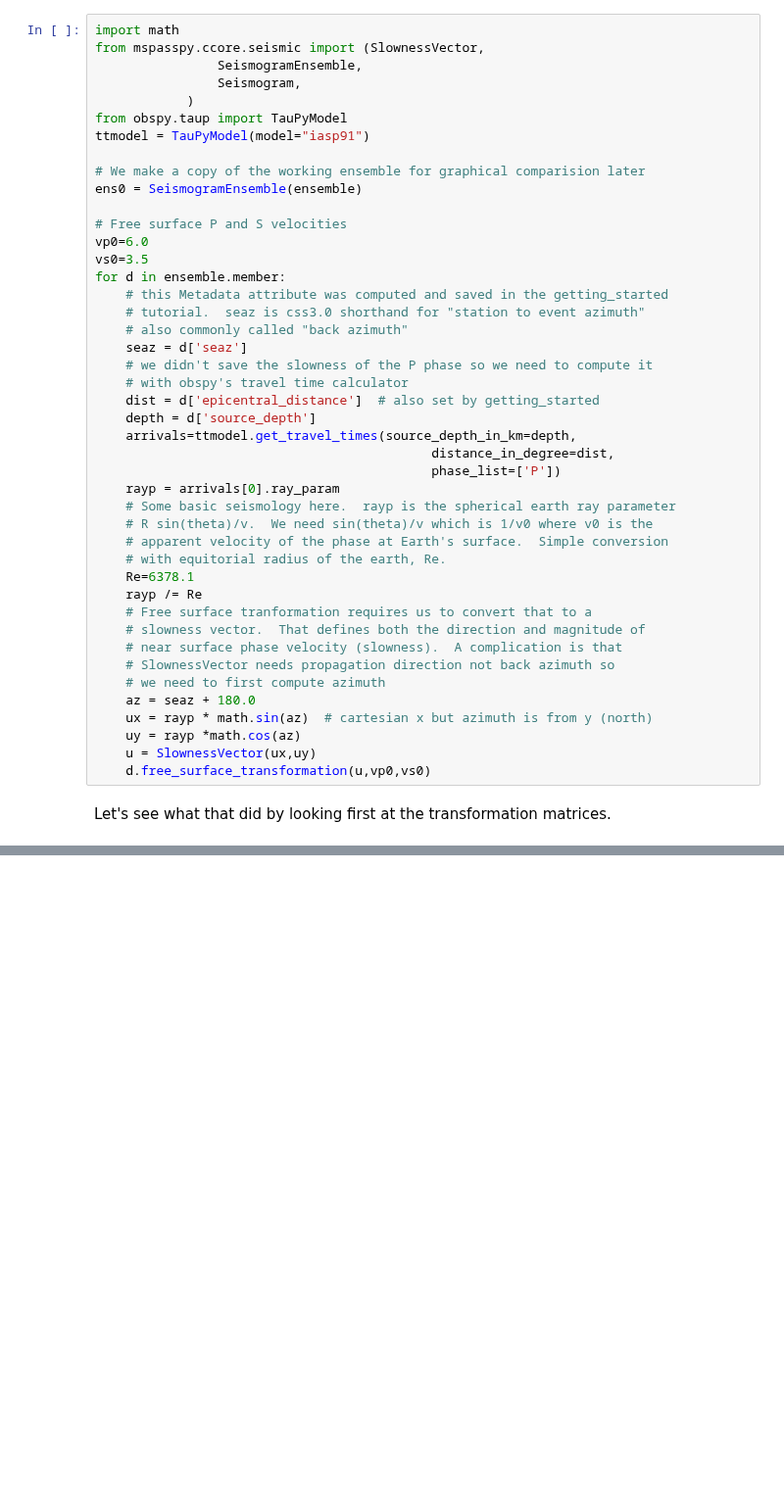
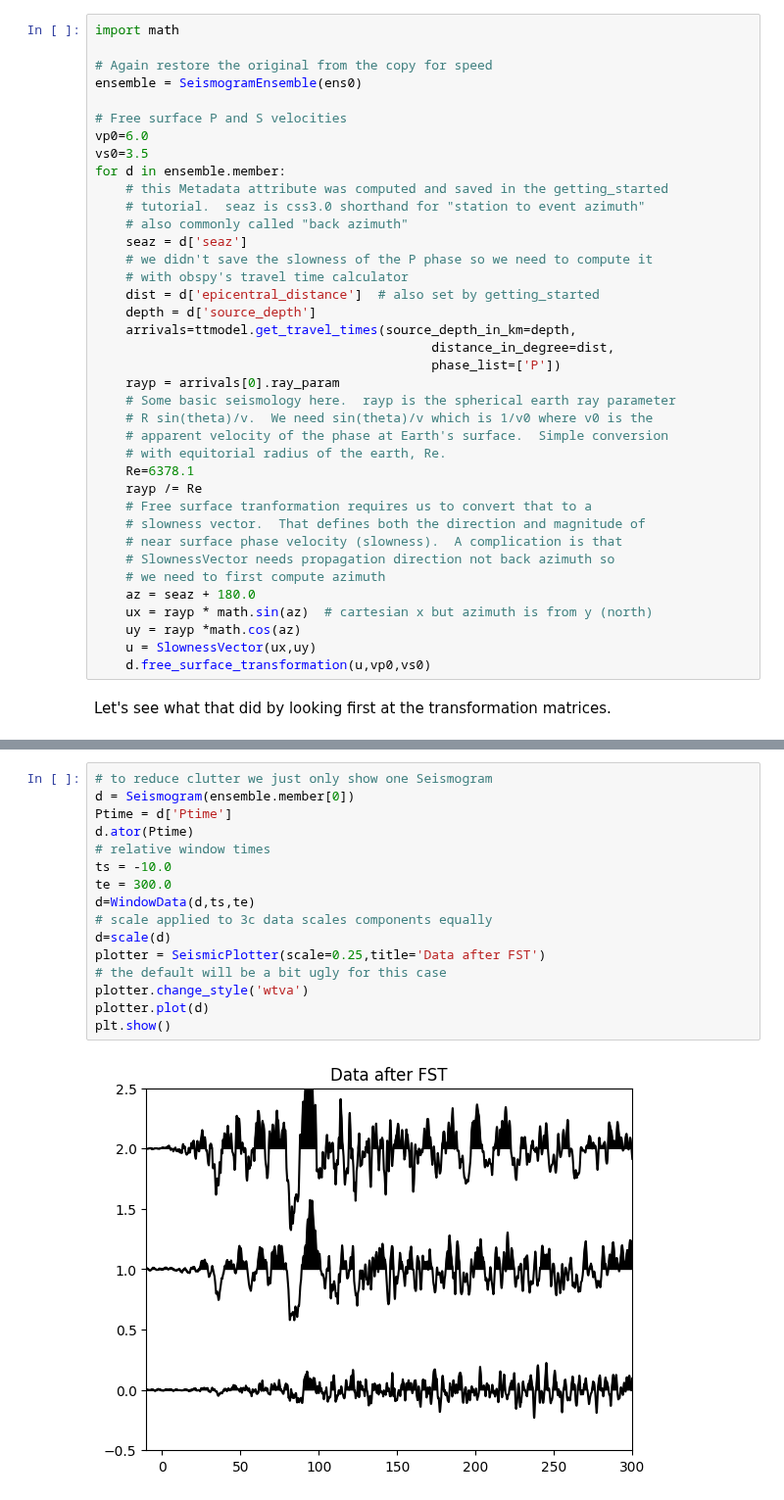
Before and after one commit to mspass-team/mspass_tutorial, a Jupyter notebook: notebooks/Three-ComponentBasics.ipynb, the cells around one changed output, grey strips where cells are left out. Shown at 98% size. Drawn from its saved outputs; the diff is of its cells as text; blank space fills up the shorter version.

```diff
--- a/notebooks/Three-ComponentBasics.ipynb
+++ b/notebooks/Three-ComponentBasics.ipynb
@@ -186,14 +357,8 @@ For this tutorial we focus on a special operator commonly called the "free surfa
 # %%
 import math
-from mspasspy.ccore.seismic import (SlownessVector,
-                SeismogramEnsemble,
-                Seismogram,
-            )
-from obspy.taup import TauPyModel
-ttmodel = TauPyModel(model="iasp91")
 
-# We make a copy of the working ensemble for graphical comparision later
-ens0 = SeismogramEnsemble(ensemble)
+# Again restore the original from the copy for speed
+ensemble = SeismogramEnsemble(ens0)
 
 # Free surface P and S velocities
 vp0=6.0
@@ -284,0 +422,18 @@ Note that the order from the top down for the first plot is Z,N,E and in the bot
+# %%
+# to reduce clutter we just only show one Seismogram
+d = Seismogram(ensemble.member[0])
+Ptime = d['Ptime']
+d.ator(Ptime)
+# relative window times
+ts = -10.0
+te = 300.0
+d=WindowData(d,ts,te)
+# scale applied to 3c data scales components equally
+d=scale(d)
+plotter = SeismicPlotter(scale=0.25,title='Data after FST')
+# the default will be a bit ugly for this case
+plotter.change_style('wtva')
+plotter.plot(d)
+plt.show()
+# %% [output]
+[figure, added]
```
Also changed, not shown: parts of 19 cells of this notebook, 2 other files.
